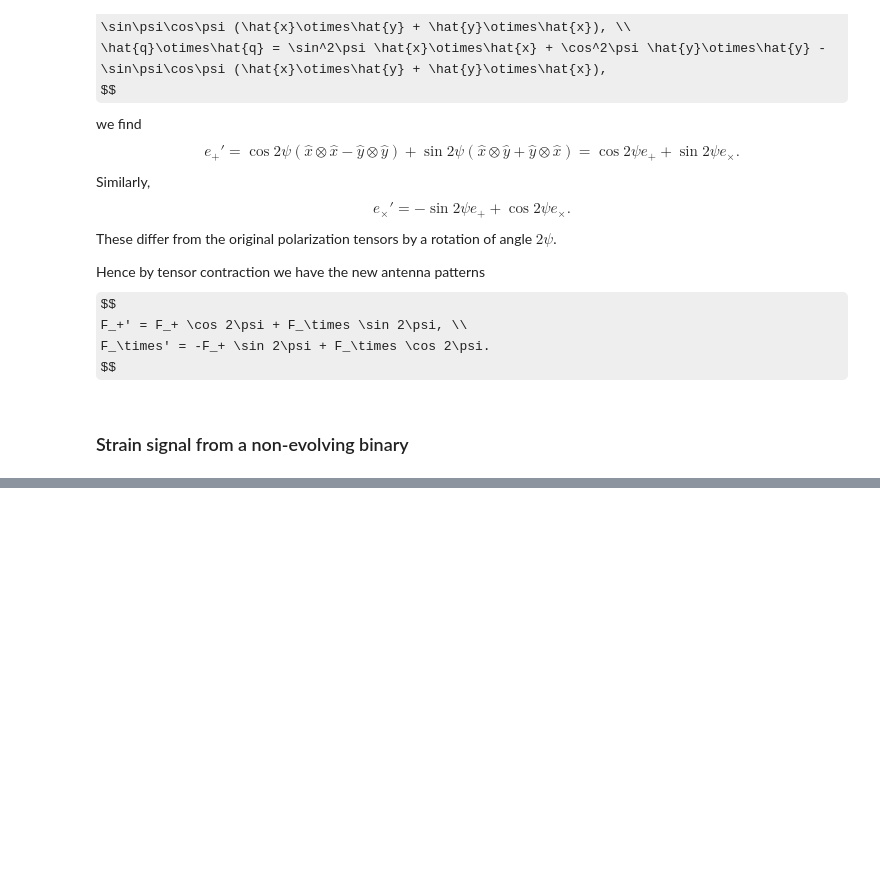
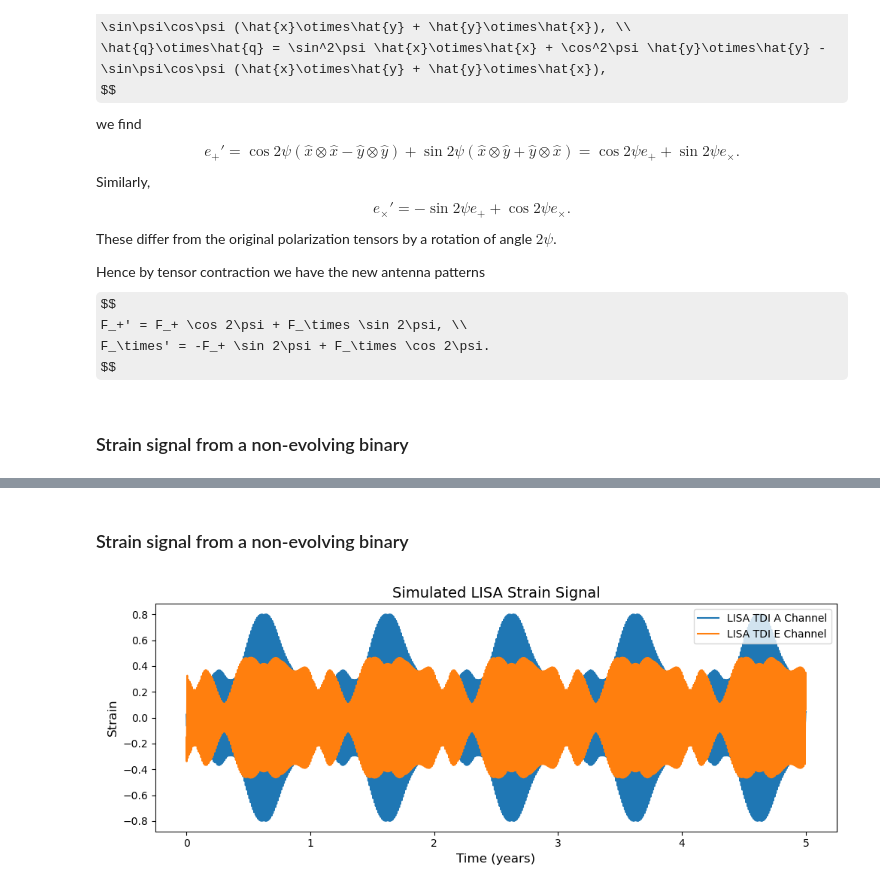
Before and after one commit to ShitongGuo/LZU_lab, a Jupyter notebook: lab_2.ipynb, the cells around one changed output, grey strips where cells are left out. Drawn from its saved outputs; the diff is of its cells as text; code cells hidden in the pictures; some formulas as TeX source; blank space fills up the shorter version.

```diff
--- a/lab_2.ipynb
+++ b/lab_2.ipynb
@@ -174,0 +307,28 @@ plt.show()
+# %% [markdown]
+### Strain signal from a non-evolving binary
+# %%
+# Generate a sample signal
+A, B = 1, 0.5
+f0 = 100  # Frequency in year^{-1}
+phi0 = np.pi / 2  # Phase in radians
+sample_rate = 10*f0  # Sample rate in year^{-1}
+duration = 5 # Duration in years
+theta_d = np.pi / 4  # Inclination angle in radians
+phi_d = np.pi / 4  # Azimuthal angle in radians
+t = np.arange(0, duration, 1/sample_rate)
+h_plus = generate_sinusoidal(t, A, f0, 0)
+h_cross = generate_sinusoidal(t, B, f0, phi0)
+# %%
+strain_1, strain_2 = lisa_strain(t, h_plus, h_cross, theta=theta_d, phi=phi_d, L=L, psi=np.pi/6)
+
+plt.figure(figsize=(10, 4))
+plt.plot(t, strain_1, label='LISA TDI A Channel')
+plt.plot(t, strain_2, label='LISA TDI E Channel')
+plt.title('Simulated LISA Strain Signal', fontsize=14)
+plt.xlabel('Time (years)', fontsize=12)
+plt.ylabel('Strain', fontsize=12)
+plt.tight_layout()
+plt.legend()
+plt.show()
+# %% [output]
+[figure, added]
```
Also changed, not shown: parts of 20 cells of this notebook, 4 other files.
